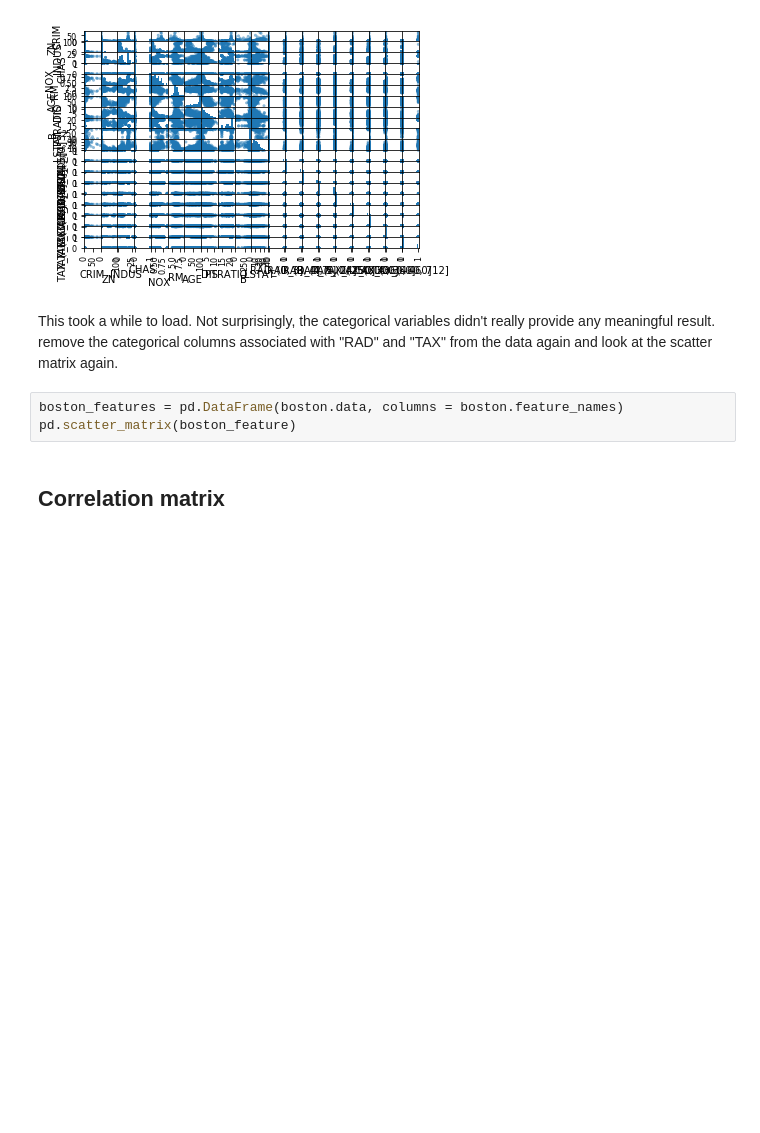
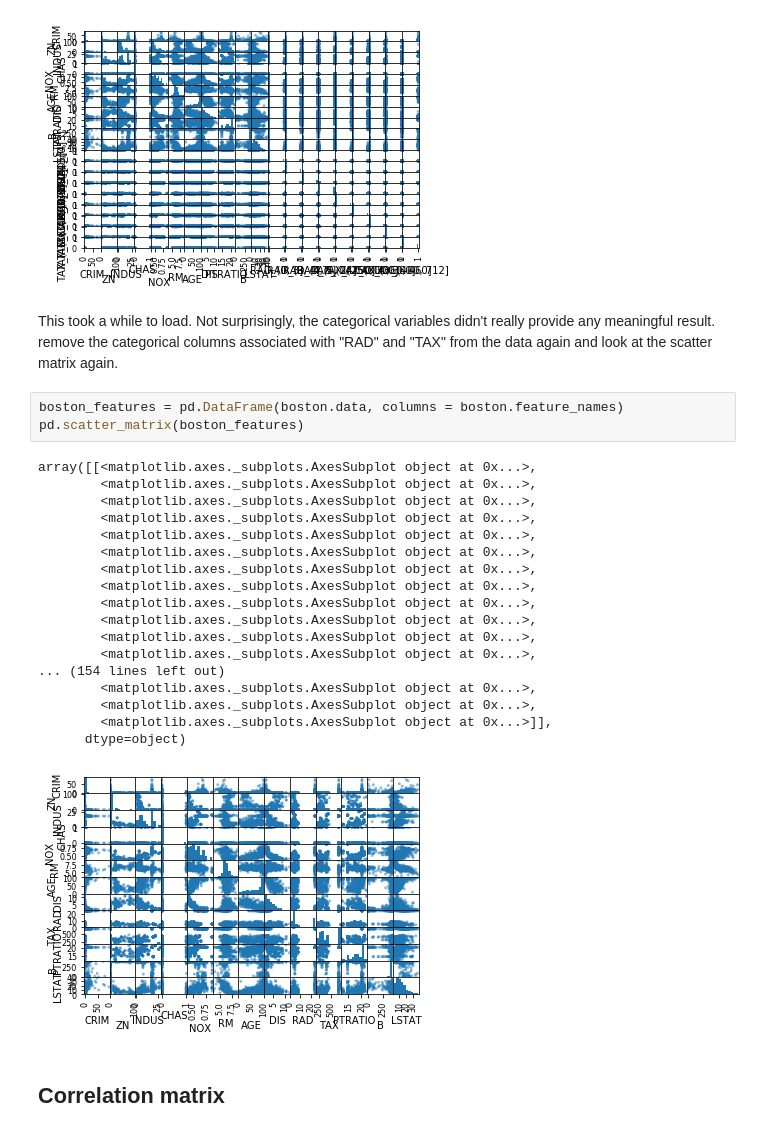
Before and after one commit to max-miller/dsc-multicollinearity-of-features---lab-nyc-ds-career-042219, a Jupyter notebook: index.ipynb, the cells around one changed output. Cells and saved outputs as stored; diff of their text form; blank space fills up the shorter version.

```diff
--- a/index.ipynb
+++ b/index.ipynb
@@ -73,7 +73,26 @@ array([[<matplotlib.axes._subplots.AxesSubplot object at 0x...>,
 This took a while to load. Not surprisingly, the categorical variables didn't really provide any meaningful result. remove the categorical columns associated with "RAD" and "TAX" from the data again and look at the scatter matrix again.
 # %%
 boston_features = pd.DataFrame(boston.data, columns = boston.feature_names)
-pd.scatter_matrix(boston_feature)
+pd.scatter_matrix(boston_features)
+# %% [output]
+array([[<matplotlib.axes._subplots.AxesSubplot object at 0x...>,
+        <matplotlib.axes._subplots.AxesSubplot object at 0x...>,
+        <matplotlib.axes._subplots.AxesSubplot object at 0x...>,
+        <matplotlib.axes._subplots.AxesSubplot object at 0x...>,
+        <matplotlib.axes._subplots.AxesSubplot object at 0x...>,
+        <matplotlib.axes._subplots.AxesSubplot object at 0x...>,
+        <matplotlib.axes._subplots.AxesSubplot object at 0x...>,
+        <matplotlib.axes._subplots.AxesSubplot object at 0x...>,
+        <matplotlib.axes._subplots.AxesSubplot object at 0x...>,
+        <matplotlib.axes._subplots.AxesSubplot object at 0x...>,
+        <matplotlib.axes._subplots.AxesSubplot object at 0x...>,
+        <matplotlib.axes._subplots.AxesSubplot object at 0x...>,
+... (154 lines left out)
+        <matplotlib.axes._subplots.AxesSubplot object at 0x...>,
+        <matplotlib.axes._subplots.AxesSubplot object at 0x...>,
+        <matplotlib.axes._subplots.AxesSubplot object at 0x...>]],
+      dtype=object)
+[figure, added]
 # %% [markdown]
 ## Correlation matrix
 # %% [markdown]
```
